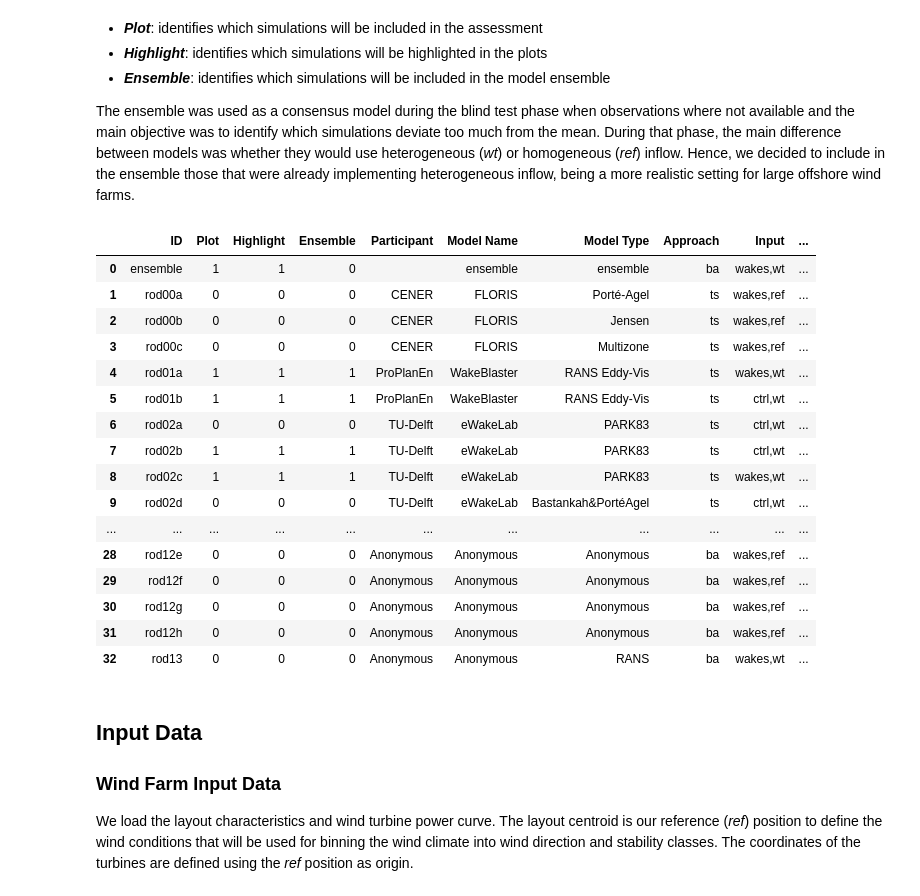
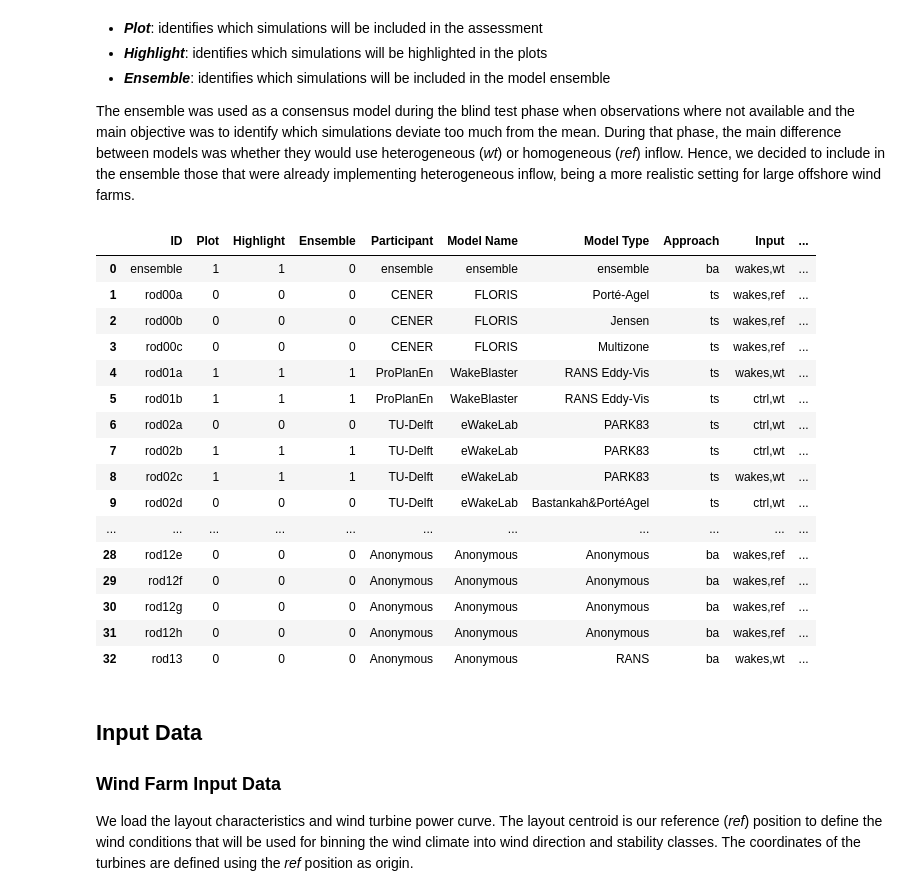
Before and after one commit to CENER-EPR/OWAbench, a Jupyter notebook: Rodsand2/Rodsand2_ArrayEfficiency.ipynb, the cells around one changed output. Saved outputs shown, nothing was run; the diff lists cells and outputs as text; code cells hidden in the pictures.

```diff
--- a/Rodsand2/Rodsand2_ArrayEfficiency.ipynb
+++ b/Rodsand2/Rodsand2_ArrayEfficiency.ipynb
@@ -41,7 +41,7 @@ The ensemble was used as a consensus model during the blind test phase when obse
 n_sim = 33 # number of submited simulations + 1 (ensemble)
 sims = pd.DataFrame(columns = ['ID','Plot','Highlight','Ensemble','Participant','Model Name', 'Model Type','Approach','Input','Remarks','Label'],
                    index = np.arange(0,n_sim,1))
-sims.loc[0]  = ['ensemble',1,1,0,' '        ,'ensemble'   ,'ensemble '          ,'ba','wakes,wt',' '               ,'ensemble']
+sims.loc[0]  = ['ensemble',1,1,0,'ensemble' ,'ensemble '  ,'ensemble'           ,'ba','wakes,wt',' '               ,'ensemble']
 sims.loc[1]  = ['rod00a'  ,0,0,0,'CENER'    ,'FLORIS'     ,'Porté-Agel'         ,'ts','wakes,ref','Neutral'         ,'0_CENER_PortéAgelNeutral_ts_wakes_ref']
 sims.loc[2]  = ['rod00b'  ,0,0,0,'CENER'    ,'FLORIS'     ,'Jensen'             ,'ts','wakes,ref','Neutral'         ,'0_CENER_JensenNeutral_ts_wakes_ref'   ]
 sims.loc[3]  = ['rod00c'  ,0,0,0,'CENER'    ,'FLORIS'     ,'Multizone'          ,'ts','wakes,ref','Neutral'         ,'0_CENER_MultizoneNeutral_ts_wakes_ref'   ]
@@ -56,34 +56,34 @@ sims.loc[11] = ['rod02f'  ,1,0,1,'TU-Delft' ,'eWakeLab'   ,'Bastankah&PortéAgel
 sims.loc[12] = ['rod05a'  ,1,1,1,'EMD'      ,'WindPro'    ,'PARK2'              ,'ts','ctrl,wt'  ,'TI-based, Nysted added','5_EMD_PARK2ti_ts_ctrlNysted_wt']
 sims.loc[13] = ['rod05b'  ,1,1,1,'EMD'      ,'WindPro'    ,'PARK2'              ,'ts','wakes,wt' ,'TI-based'        ,'5_EMD_PARK2ti_ts_wakes_wt']
 sims.loc[14] = ['rod05c'  ,1,0,1,'EMD'      ,'WindPro'    ,'PARK2'              ,'ts','ctrl,wt'  ,'Stability-based, Nysted added','5_EMD_PARK2stab_ts_ctrlNysted_wt']
 sims.loc[15] = ['rod05d'  ,1,0,1,'EMD'      ,'WindPro'    ,'PARK2'              ,'ts','wakes,wt' ,'Stability-based' ,'5_EMD_PARK2stab_ts_wakes_wt']
 sims.loc[16] = ['rod07b'  ,0,1,0,'IFPEN'    ,'FarmShadow' ,'Ishihara&Qian'      ,'ts','wakes,ref',' '               ,'7_IFPEN_IsiQian_ts_wakes_ref']
 sims.loc[17] = ['rod07c'  ,0,0,0,'IFPEN'    ,'FarmShadow' ,'Gaussian-Bast&Qian' ,'ts','wakes,ref',' '               ,'7_IFPEN_GaussQian_ts_wakes_ref']
 sims.loc[18] = ['rod08a'  ,1,1,1,'Anonymous','WindPro'    ,'PARK2'              ,'ts','wakes,wt' ,'Cw = 0.8TI'      ,'8_PARK2_08TI_ts_wakes_wt']
 sims.loc[19] = ['rod08b'  ,1,0,1,'Anonymous','WindPro'    ,'PARK'               ,'ts','wakes,wt' ,'Cw = 0.67TI'     ,'8_PARK_067TI_ts_wakes_wt']
 sims.loc[20] = ['rod08c'  ,1,0,1,'Anonymous','WindPro'    ,'PARK'               ,'ts','wakes,wt' ,'Cw = 0.038'      ,'8_PARK_038_ts_wakes_wt']
 sims.loc[21] = ['rod08d'  ,0,1,0,'Anonymous','WindPro'    ,'PARK2'              ,'ts','ctrl,wt'  ,'Cw = 0.8TI, Nysted added','8_PARK2_08TI_ts_ctrlNysted_wt']
 sims.loc[22] = ['rod08e'  ,0,0,0,'Anonymous','WindPro'    ,'PARK'               ,'ts','ctrl,wt'  ,'Cw = 0.67TI, Nysted added','8_PARK_067TI_ts_ctrlNysted_wt']
 sims.loc[23] = ['rod08f'  ,0,0,0,'Anonymous','WindPro'    ,'PARK'               ,'ts','ctrl,wt'  ,'Cw = 0.038, Nysted added','8_PARK_038_ts_ctrlNysted_wt']
 sims.loc[24] = ['rod12a'  ,0,0,0,'Anonymous','Anonymous'  ,'Anonymous'          ,'ba','ctrl,ref' ,'Neutral 01 Nysted added','12_Neutral01_ba_ctrlNysted_ref']
 sims.loc[25] = ['rod12b'  ,0,0,0,'Anonymous','Anonymous'  ,'Anonymous'          ,'ba','ctrl,ref' ,'Neutral 02 Nysted added','12_Neutral02_ba_ctrlNysted_ref']
 sims.loc[26] = ['rod12c'  ,0,0,0,'Anonymous','Anonymous'  ,'Anonymous'          ,'ba','ctrl,ref' ,'Stability 04 Nysted added','12_Stability04_ba_ctrlNysted_ref']
 sims.loc[27] = ['rod12d'  ,0,0,0,'Anonymous','Anonymous'  ,'Anonymous'          ,'ba','ctrl,ref' ,'Stability 06 Nysted added','12_Stability06_ba_ctrlNysted_ref']
 sims.loc[28] = ['rod12e'  ,0,0,0,'Anonymous','Anonymous'  ,'Anonymous'          ,'ba','wakes,ref','Neutral 01'    ,'12_Neutral01_ba_wakes_ref']
 sims.loc[29] = ['rod12f'  ,0,0,0,'Anonymous','Anonymous'  ,'Anonymous'          ,'ba','wakes,ref','Neutral 02'    ,'12_Neutral02_ba_wakes_ref']
 sims.loc[30] = ['rod12g'  ,0,0,0,'Anonymous','Anonymous'  ,'Anonymous'          ,'ba','wakes,ref' ,'Stability 04','12_Stability04_ba_wakes_ref']
 sims.loc[31] = ['rod12h'  ,0,0,0,'Anonymous','Anonymous'  ,'Anonymous'          ,'ba','wakes,ref' ,'Stability 06','12_Stability06_ba_wakes_ref']
 sims.loc[32] = ['rod13'   ,0,0,0,'Anonymous','Anonymous'  ,'RANS'               ,'ba','wakes,wt',''                 ,'13_RANS_ba_wakes_wt']
 ensemble = sims.index[sims['Ensemble'] == 1].tolist()
 plotresults = sims.index[sims['Plot'] == 1].tolist()
 highlight = sims.index[sims['Highlight'] == 1].tolist()
 tags = 'Label' # we use this column from the dictionary to identify simulations
 plotresultsname = [sims[tags][x] for x in plotresults]
 sims.style.set_properties(**{'text-align': 'center'})
 #sims.to_csv('./outputs/' + siteID + '_sims.csv')
 # %% [output]
 |  | ID | Plot | Highlight | Ensemble | Participant | Model Name | Model Type | Approach | Input | ... |
-| 0 | ensemble | 1 | 1 | 0 |  | ensemble | ensemble | ba | wakes,wt | ... |
+| 0 | ensemble | 1 | 1 | 0 | ensemble | ensemble | ensemble | ba | wakes,wt | ... |
 | 1 | rod00a | 0 | 0 | 0 | CENER | FLORIS | Porté-Agel | ts | wakes,ref | ... |
 | 2 | rod00b | 0 | 0 | 0 | CENER | FLORIS | Jensen | ts | wakes,ref | ... |
 | 3 | rod00c | 0 | 0 | 0 | CENER | FLORIS | Multizone | ts | wakes,ref | ... |
```
Also changed, not shown: parts of 1 cell of this notebook, 5 other files.
